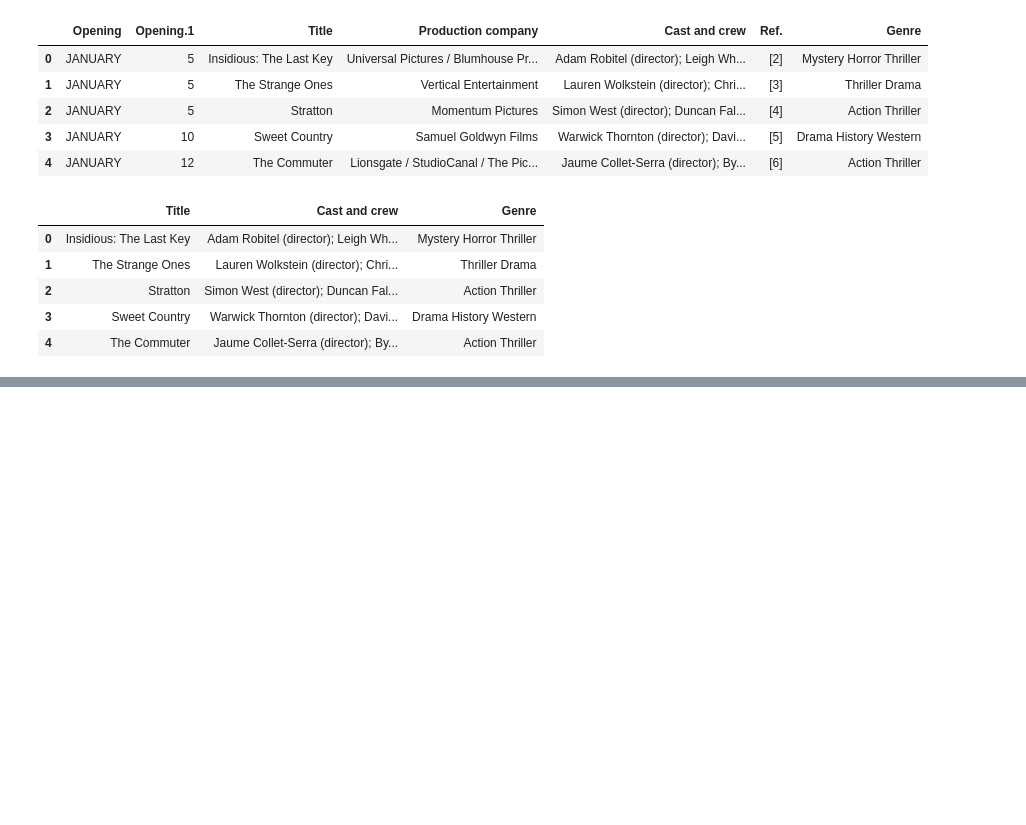
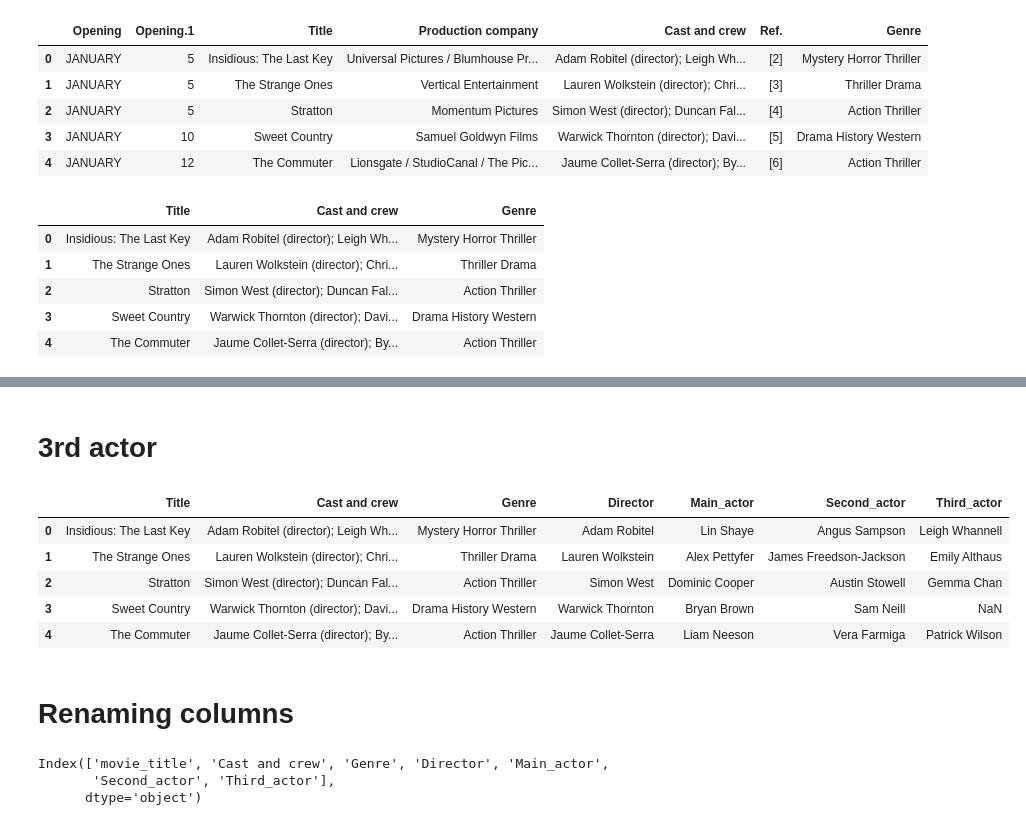
Before and after one commit to code-JOA/Movie-Reviews-Sentiment-Analysis, a Jupyter notebook: 03.Preprocessing.ipynb, the cells around one changed output, grey strips where cells are left out. Drawn from its saved outputs; the diff is of its cells as text; code cells hidden in the pictures; blank space fills up the shorter version.

```diff
--- a/03.Preprocessing.ipynb
+++ b/03.Preprocessing.ipynb
@@ -129,2 +120,2 @@ def get_actor1(x):
 # %%
-data_2018['Main_actor'] = data_2018['Cast and crew'].map(lambda x: get_actor1(x))
+data_2018['Main_actor'] = data_2018['Cast and crew'].map(lambda x: Get_actor1(x))
@@ -139,2 +124,2 @@ def get_actor2(x):
 # %%
-data_2018["Second_actor"] = data_2018["Cast and crew"].map(lambda x: get_actor2(x))
+data_2018["Second_actor"] = data_2018["Cast and crew"].map(lambda x: Get_actor2(x))
@@ -149,2 +126,15 @@ def get_actor3(x):
+# %% [markdown]
+# 3rd actor
 # %%
-data_2018["Third_actor"] = data_2018["Cast and crew"].map(lambda x: get_actor3(x))
+data_2018["Third_actor"] = data_2018["Cast and crew"].map(lambda x: Get_actor3(x))
+# %%
+data_2018.head()
+# %% [output]
+|  | Title | Cast and crew | Genre | Director | Main_actor | Second_actor | Third_actor |
+| 0 | Insidious: The Last Key | Adam Robitel (director); Leigh Wh... | Mystery Horror Thriller | Adam Robitel | Lin Shaye | Angus Sampson | Leigh Whannell |
+| 1 | The Strange Ones | Lauren Wolkstein (director); Chri... | Thriller Drama | Lauren Wolkstein | Alex Pettyfer | James Freedson-Jackson | Emily Althaus |
+| 2 | Stratton | Simon West (director); Duncan Fal... | Action Thriller | Simon West | Dominic Cooper | Austin Stowell | Gemma Chan |
+| 3 | Sweet Country | Warwick Thornton (director); Davi... | Drama History Western | Warwick Thornton | Bryan Brown | Sam Neill | NaN |
+| 4 | The Commuter | Jaume Collet-Serra (director); By... | Action Thriller | Jaume Collet-Serra | Liam Neeson | Vera Farmiga | Patrick Wilson |
+# %% [markdown]
+# Renaming columns
@@ -150,0 +143,6 @@ data_2018["Third_actor"] = data_2018["Cast and crew"].map(lambda x: get_actor3(x
+# %%
+data_2018.columns
+# %% [output]
+Index(['movie_title', 'Cast and crew', 'Genre', 'Director', 'Main_actor',
+       'Second_actor', 'Third_actor'],
+      dtype='object')
```
Also changed, not shown: parts of 18 cells of this notebook, 1 other file.
